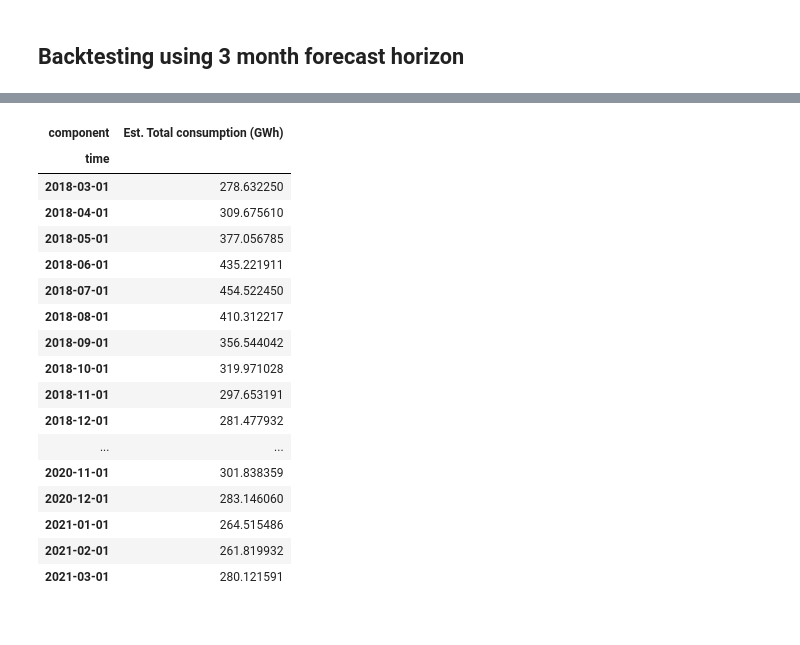
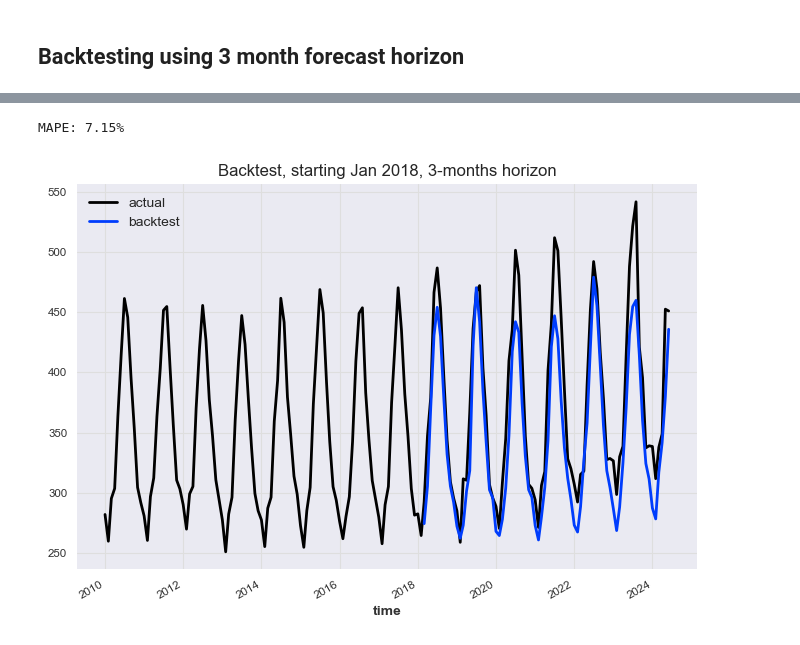
Before and after one commit to TheVeryCoolJackson/COMPSCI760-Electricity-Timeseries, a Jupyter notebook: RNN_test/RNN_test.ipynb, the cells around one changed output, grey strips where cells are left out. Saved outputs shown, nothing was run; the diff lists cells and outputs as text; code cells hidden in the pictures.

```diff
--- a/RNN_test/RNN_test.ipynb
+++ b/RNN_test/RNN_test.ipynb
@@ -150,46 +203,29 @@ mae(transformer_target.inverse_transform(val_target), transformer_target.inverse
 # %%
+# with past covariates
 backtest_series = model_gru.historical_forecasts(
     series_transformed['Est. Total consumption (GWh)'],
-
+    past_covariates=series_transformed[['Days Of Wind Gust >= 24 Knots in Day', 'Mean Air Temperature in Celsius', 'Mean Vapour Pressure Hpa']],
     start=pd.Timestamp("20180101"),
     forecast_horizon=3,
     retrain=True,
     verbose=False,
 )
 
 backtest_series_reversed = transformer_target.inverse_transform(backtest_series)
 
 plt.figure(figsize=(8, 5))
 ts['Est. Total consumption (GWh)'].plot(label="actual")
 backtest_series_reversed.plot(label="backtest")
 plt.legend()
 plt.title("Backtest, starting Jan 2018, 3-months horizon")
 print(
     "MAPE: {:.2f}%".format(
         mape(
             ts['Est. Total consumption (GWh)'],
             backtest_series_reversed,
         )
     )
 )
+# %% [output]
+MAPE: 7.15%
+[figure, added]
-# %%
-backtest_series_reversed.pd_dataframe()
-# %% [output]
-| component | Est. Total consumption (GWh) |
-| time |  |
-| 2018-03-01 | 278.632250 |
-| 2018-04-01 | 309.675610 |
-| 2018-05-01 | 377.056785 |
-| 2018-06-01 | 435.221911 |
-| 2018-07-01 | 454.522450 |
-| 2018-08-01 | 410.312217 |
-| 2018-09-01 | 356.544042 |
-| 2018-10-01 | 319.971028 |
-| 2018-11-01 | 297.653191 |
-| 2018-12-01 | 281.477932 |
-| ... | ... |
-| 2020-11-01 | 301.838359 |
-| 2020-12-01 | 283.146060 |
-| 2021-01-01 | 264.515486 |
-| 2021-02-01 | 261.819932 |
-| 2021-03-01 | 280.121591 |
```
Also changed, not shown: parts of 6 cells of this notebook.
